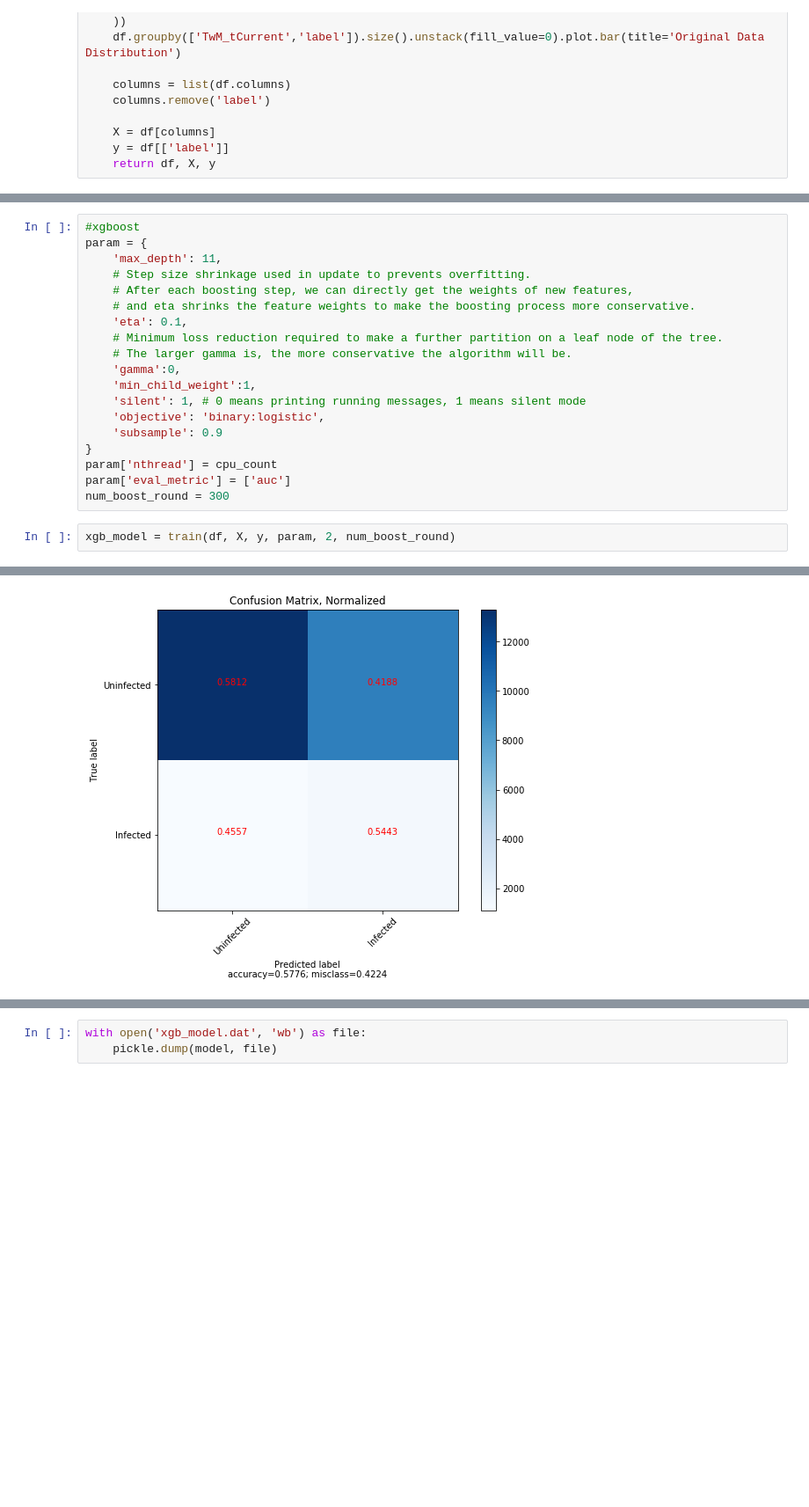
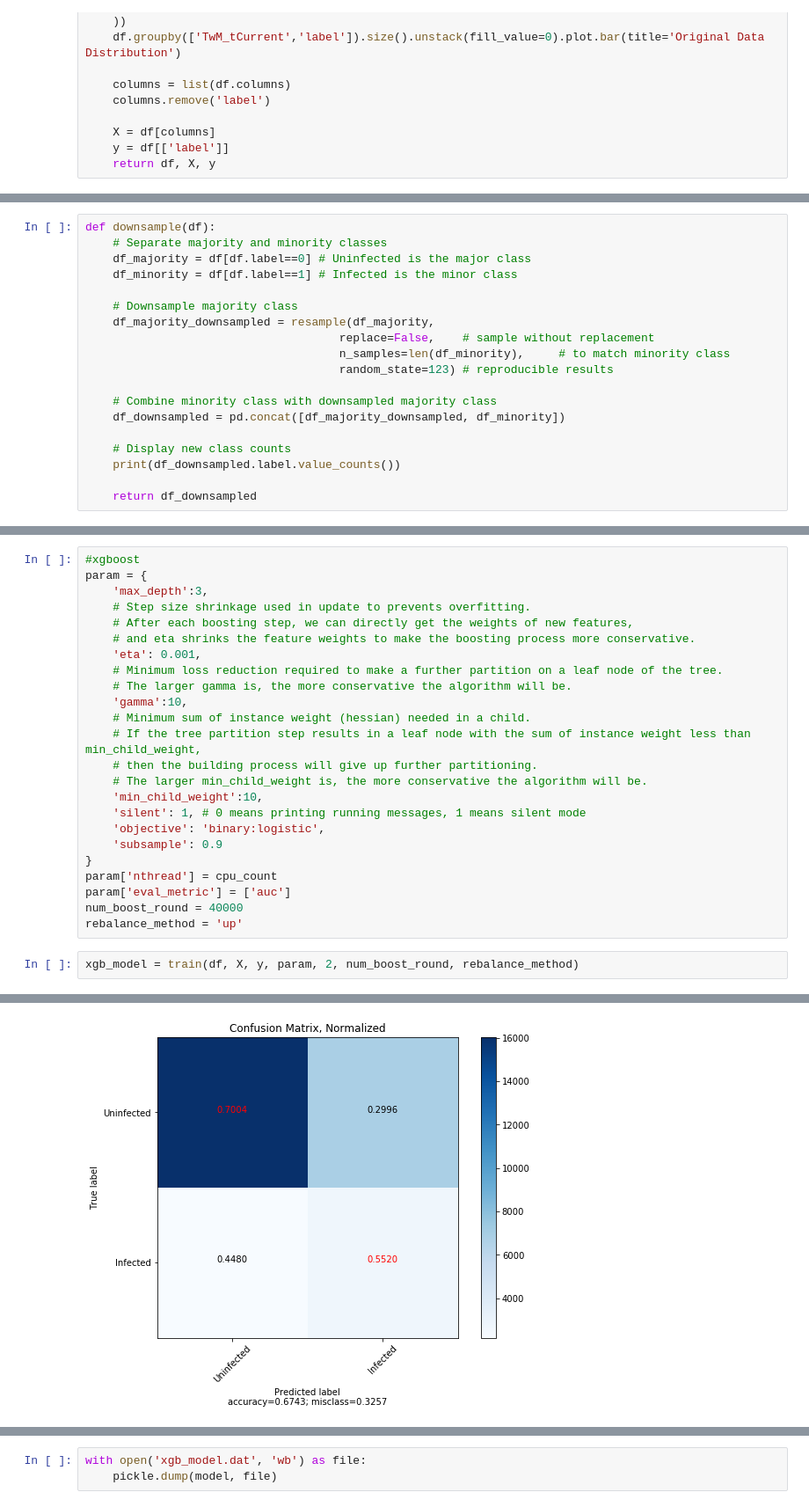
Before and after one commit to lzhou1110/uclresearchanalysis, a Jupyter notebook: notebook/21_xgboost-givenchy.ipynb, the cells around one changed output, grey strips where cells are left out. Shown at 88% size. Cells and saved outputs as stored; diff of their text form; blank space fills up the shorter version.

```diff
--- a/notebook/21_xgboost-givenchy.ipynb
+++ b/notebook/21_xgboost-givenchy.ipynb
@@ -194 +196,20 @@ There are 72 Features
+# %%
+def downsample(df):
+    # Separate majority and minority classes
+    df_majority = df[df.label==0] # Uninfected is the major class
+    df_minority = df[df.label==1] # Infected is the minor class
+
+    # Downsample majority class
+    df_majority_downsampled = resample(df_majority,
+                                     replace=False,    # sample without replacement
+                                     n_samples=len(df_minority),     # to match minority class
+                                     random_state=123) # reproducible results
+
+    # Combine minority class with downsampled majority class
+    df_downsampled = pd.concat([df_majority_downsampled, df_minority])
+
+    # Display new class counts
+    print(df_downsampled.label.value_counts())
+
+    return df_downsampled
 # %%
@@ -307,24 +302,29 @@ def train(df, X, y, params, n_folds, num_boost_round):
 # %%
 #xgboost
 param = {
-    'max_depth': 11,
+    'max_depth':3,
     # Step size shrinkage used in update to prevents overfitting.
     # After each boosting step, we can directly get the weights of new features,
     # and eta shrinks the feature weights to make the boosting process more conservative.
-    'eta': 0.1,
+    'eta': 0.001,
     # Minimum loss reduction required to make a further partition on a leaf node of the tree.
     # The larger gamma is, the more conservative the algorithm will be.
-    'gamma':0,
-    'min_child_weight':1,
+    'gamma':10,
+    # Minimum sum of instance weight (hessian) needed in a child.
+    # If the tree partition step results in a leaf node with the sum of instance weight less than min_child_weight,
+    # then the building process will give up further partitioning.
+    # The larger min_child_weight is, the more conservative the algorithm will be.
+    'min_child_weight':10,
     'silent': 1, # 0 means printing running messages, 1 means silent mode
     'objective': 'binary:logistic',
     'subsample': 0.9
 }
 param['nthread'] = cpu_count
 param['eval_metric'] = ['auc']
-num_boost_round = 300
+num_boost_round = 40000
+rebalance_method = 'up'
 # %%
-xgb_model = train(df, X, y, param, 2, num_boost_round)
+xgb_model = train(df, X, y, param, 2, num_boost_round, rebalance_method)
 # %% [output]
 Start cross validation
 ===Processing fold 0===
@@ -346,2 +334,2 @@ Start cross validation
-[figure, old version]
+[figure, new version]
 ===Processing fold 1===
```
Also changed, not shown: parts of 6 cells of this notebook, 6 other files.
